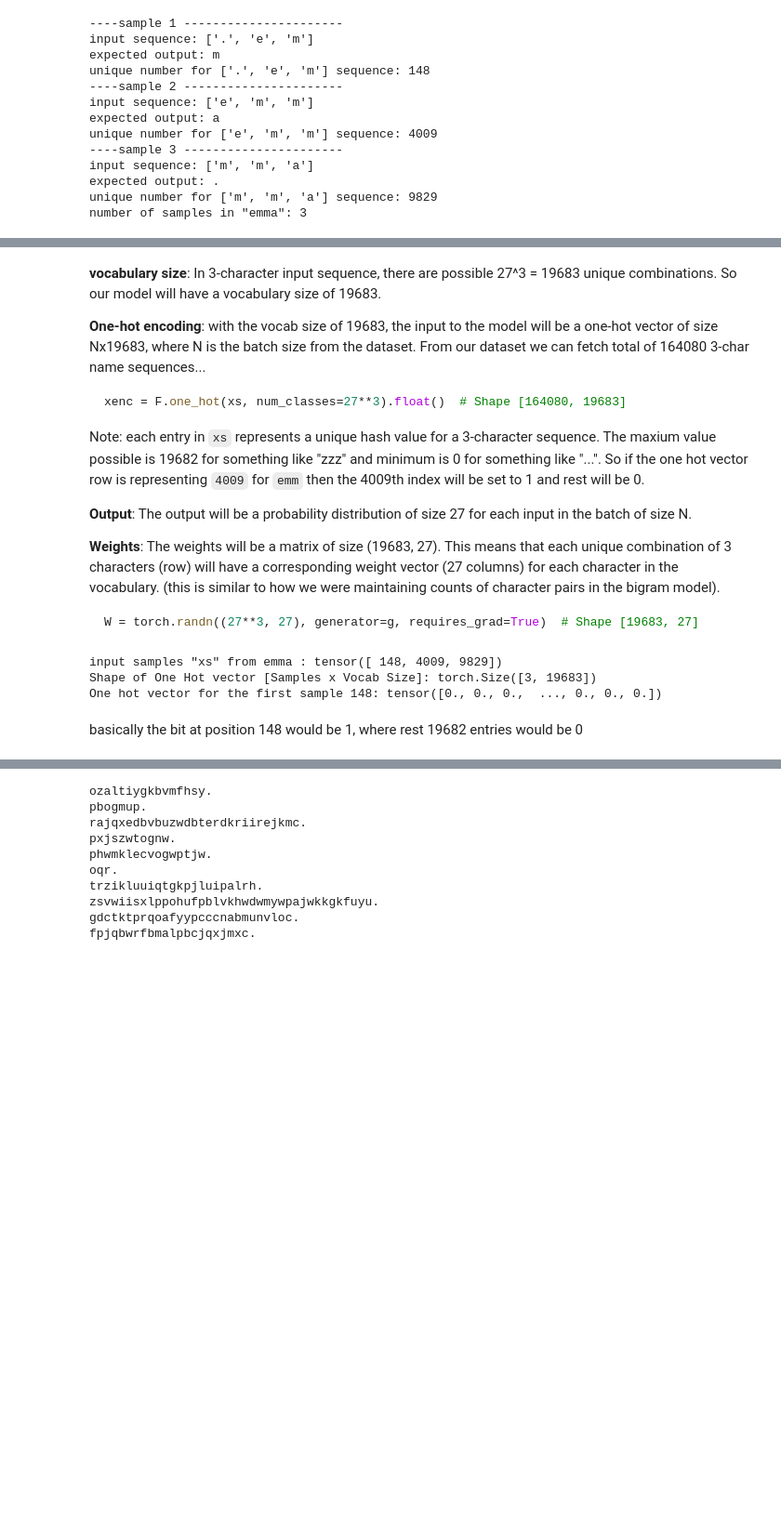
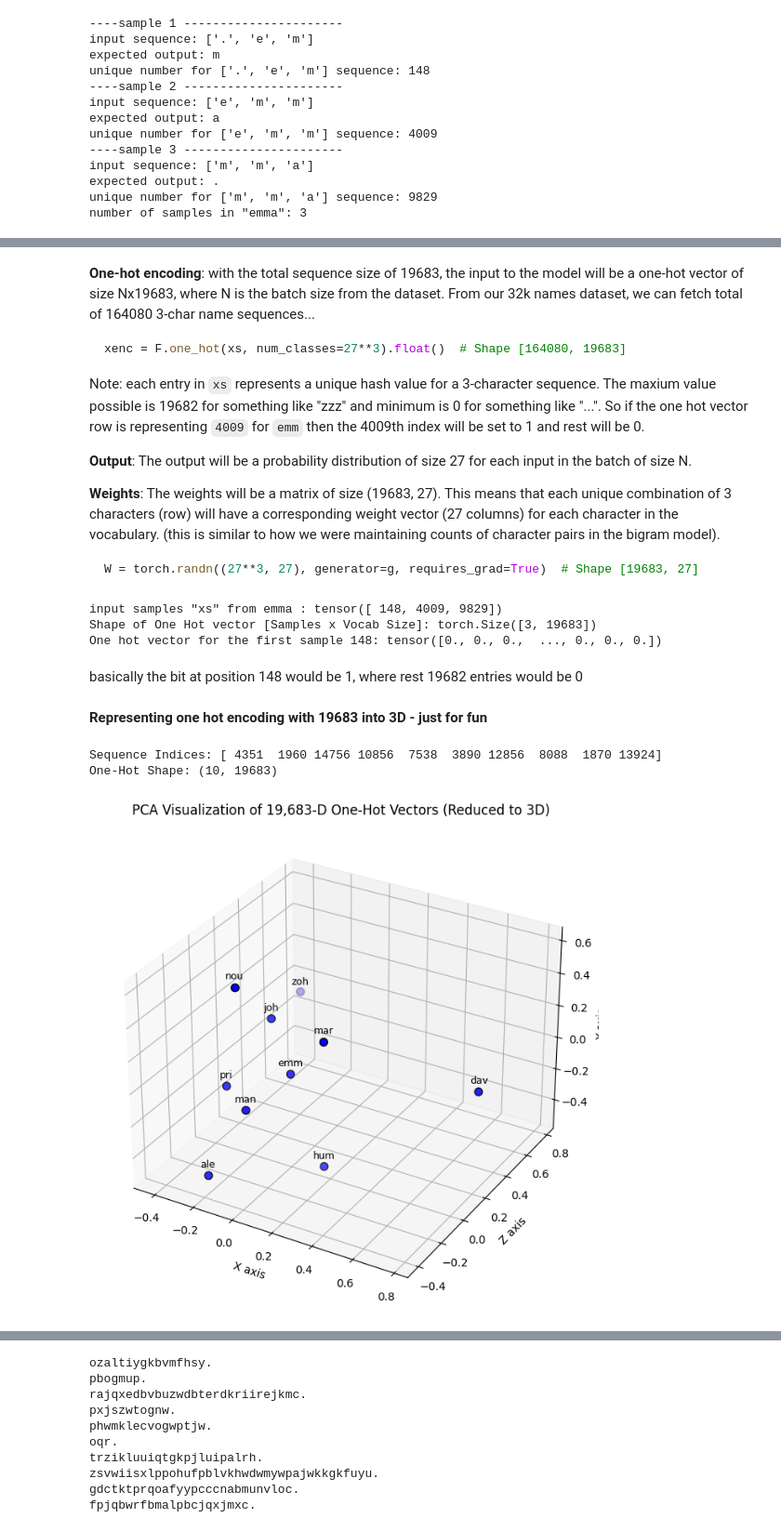
Before and after one commit to N0-man/n03an.me, a Jupyter notebook: notebooks/gpt/02_MLP.ipynb, the cells around one changed output, grey strips where cells are left out. Shown at 93% size. Saved outputs shown, nothing was run; the diff lists cells and outputs as text; code cells hidden in the pictures; blank space fills up the shorter version.

````diff
--- a/notebooks/gpt/02_MLP.ipynb
+++ b/notebooks/gpt/02_MLP.ipynb
@@ -87,7 +98,5 @@ number of samples in "emma": 3
 # %% [markdown]
-**vocabulary size**: In 3-character input sequence, there are possible 27^3 = 19683 unique combinations. So our model will have a vocabulary size of 19683.
-
-**One-hot encoding**: with the vocab size of 19683, the input to the model will be a one-hot vector of size Nx19683, where N is the batch size from the dataset. From our dataset we can fetch total of 164080 3-char name sequences...
+**One-hot encoding**: with the total sequence size of 19683, the input to the model will be a one-hot vector of size Nx19683, where N is the batch size from the dataset. From our 32k names dataset, we can fetch total of 164080 3-char name sequences...
 
 ```python
 xenc = F.one_hot(xs, num_classes=27**3).float()  # Shape [164080, 19683]
@@ -112,5 +121,65 @@ print(f'One hot vector for the first sample {xs[0]}:', xenc[0])
 input samples "xs" from emma : tensor([ 148, 4009, 9829])
 Shape of One Hot vector [Samples x Vocab Size]: torch.Size([3, 19683])
 One hot vector for the first sample 148: tensor([0., 0., 0.,  ..., 0., 0., 0.])
-# %% [markdown]
-basically the bit at position 148 would be 1, where rest 19682 entries would be 0
+# %% [markdown]
+basically the bit at position 148 would be 1, where rest 19682 entries would be 0
+# %% [markdown]
+**Representing one hot encoding with 19683 into 3D - just for fun**
+# %%
+import numpy as np
+import matplotlib.pyplot as plt
+from sklearn.decomposition import PCA
+from tensorflow.keras.utils import to_categorical
+from mpl_toolkits.mplot3d import Axes3D  # Import 3D plotting toolkit
+
+
+charseq = ['emm', 'joh', 'mar', 'zoh', 'pri', 'hum', 'dav', 'ale', 'nou', 'man']
+# generate 10 random integers within 19683 for representational purpose
+indices = np.random.randint(0, 19683, size=10)  # Replace with your actual data
+print("Sequence Indices:", indices)
+
+# One-hot encode the sequences (shape: 10 x 19683)
+one_hot_vectors = to_categorical(indices, num_classes=19683)
+print("One-Hot Shape:", one_hot_vectors.shape)  # Output: (10, 19683)
+
+# Reduce dimensionality to 3D using PCA
+pca = PCA(n_components=3)
+reduced_vectors = pca.fit_transform(one_hot_vectors)
+
+# Create 3D plot
+fig = plt.figure(figsize=(10, 8))
+ax = fig.add_subplot(111, projection='3d')
+
+# Scatter points in 3D
+scatter = ax.scatter(
+    reduced_vectors[:, 0],  # PCA Component 1 (X-axis)
+    reduced_vectors[:, 1],  # PCA Component 2 (Y-axis)
+    reduced_vectors[:, 2],  # PCA Component 3 (Z-axis)
+    c='blue',
+    edgecolor='k',
+    s=50  # Marker size
+)
+
+# Annotate points with their original indices
+for i, idx in enumerate(charseq):
+    ax.text(
+        reduced_vectors[i, 0],
+        reduced_vectors[i, 1],
+        reduced_vectors[i, 2] + 0.1,
+        str(idx),
+        fontsize=9,
+        ha='center',
+        va='top'
+    )
+
+# Add labels and title
+ax.set_title("PCA Visualization of 19,683-D One-Hot Vectors (Reduced to 3D)")
+ax.set_xlabel("X axis")
+ax.set_ylabel("Z axis")
+ax.set_zlabel("Y axis")
+
+plt.show()
+# %% [output]
+Sequence Indices: [ 4351  1960 14756 10856  7538  3890 12856  8088  1870 13924]
+One-Hot Shape: (10, 19683)
+[figure, added]
````
Also changed, not shown: parts of 9 cells of this notebook, 2 other files.
